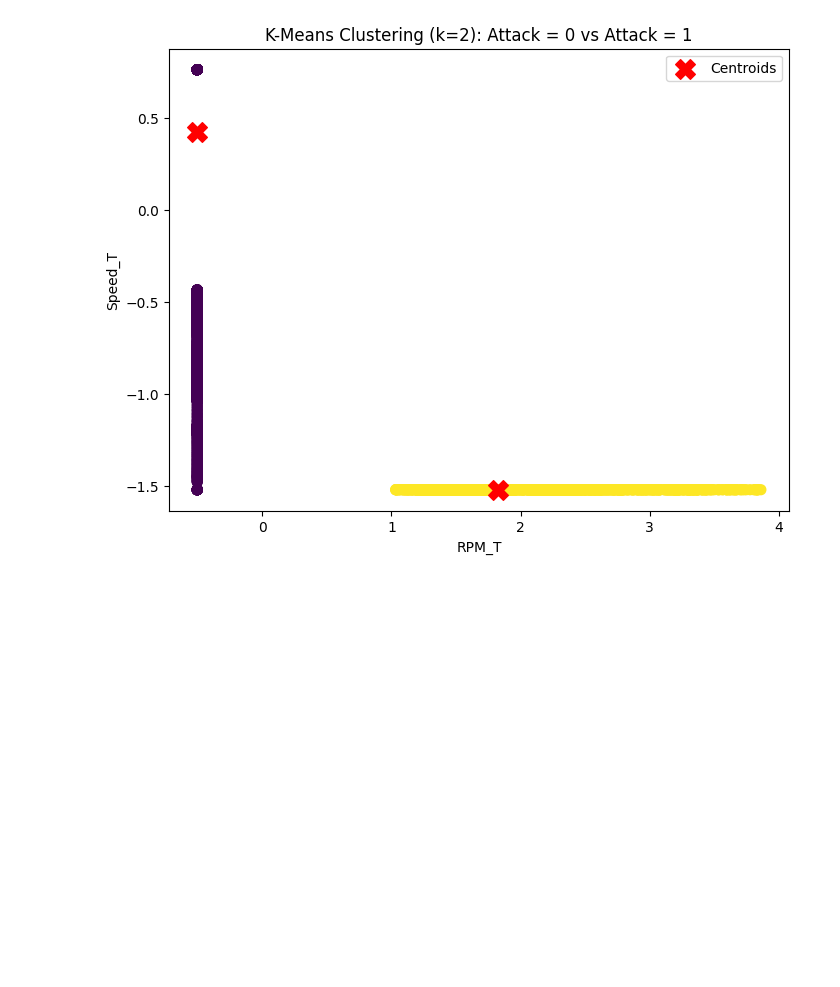
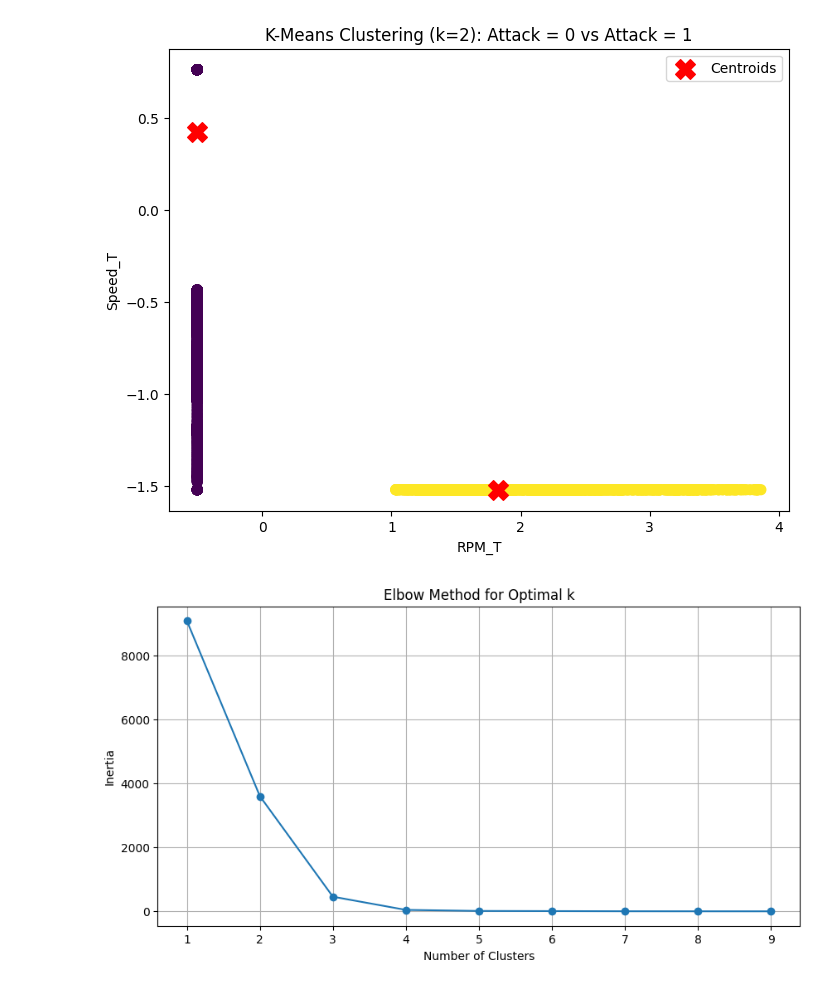
Before and after one commit to sazzeb/simulated-annealing, a Jupyter notebook: CSCE_5214_Assignment_3_Report_Eko_Samuel.ipynb, the cells around one changed output. Cells and saved outputs as stored; diff of their text form; code cells hidden in the pictures; blank space fills up the shorter version.

```diff
--- a/CSCE_5214_Assignment_3_Report_Eko_Samuel.ipynb
+++ b/CSCE_5214_Assignment_3_Report_Eko_Samuel.ipynb
@@ -168,3 +182,7 @@ def plot_kmeans_clusters(data, k=2):
 plot_kmeans_clusters(fff_injection_df[['RPM_T', 'Speed_T']], k=2)
 # %% [output]
 [figure]
+# %%
+optimise_k_means(no_injection_df[['RPM_T', 'Speed_T']], 10)
+# %% [output]
+[figure, added]
```
Also changed, not shown: parts of 16 cells of this notebook.
